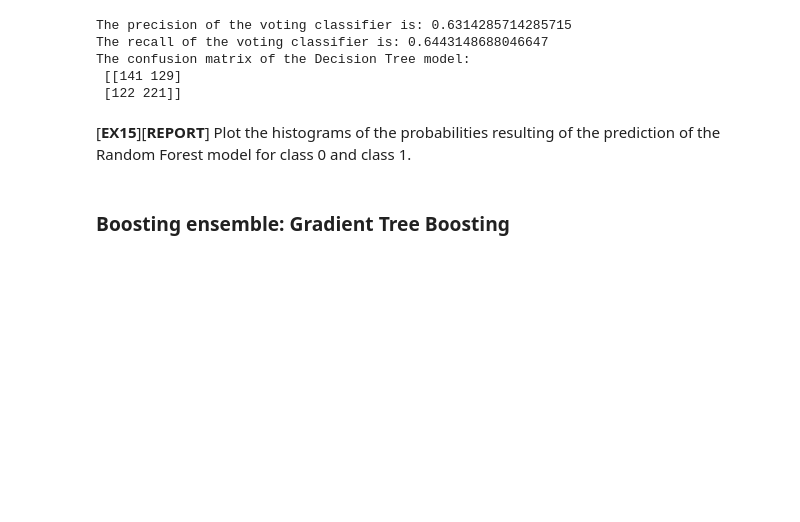
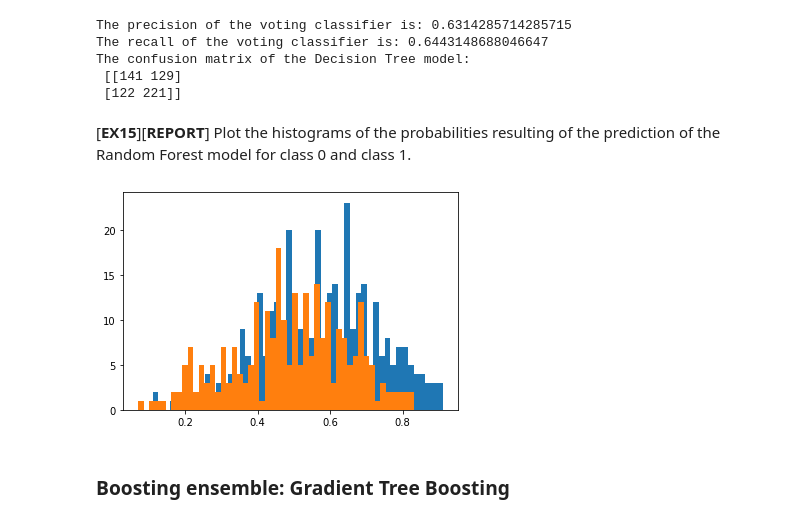
Before and after one commit to alex1162/Machine-Learning, a Jupyter notebook: PJ2/P02.ipynb, the cells around one changed output. Cells and saved outputs as stored; diff of their text form; code cells hidden in the pictures; blank space fills up the shorter version.

```diff
--- a/PJ2/P02.ipynb
+++ b/PJ2/P02.ipynb
@@ -741,6 +741,19 @@ The confusion matrix of the Decision Tree model:
  [122 221]]
 # %% [markdown]
 [**EX15**][**REPORT**] Plot the histograms of the probabilities resulting of the prediction of the Random Forest model for class 0 and class 1.
+# %%
+probabilities_of_prediction = random_forest.predict_proba(X_test)
+
+probabilities_of_prediction = np.append(probabilities_of_prediction[:, 1].reshape(-1,1), np.asarray(y_test).reshape(-1,1), axis = 1)
+
+probabilities_of_prediction_customers = probabilities_of_prediction[probabilities_of_prediction[:, 1] == 1]
+probabilities_of_prediction_noncustomers = probabilities_of_prediction[probabilities_of_prediction[:, 1] == 0]
+
+plt.hist(probabilities_of_prediction_customers[:, 0], bins = 50)
+plt.hist(probabilities_of_prediction_noncustomers[:, 0], bins = 50)
+plt.show()
+# %% [output]
+[figure, added]
 # %% [markdown]
 ### Boosting ensemble: Gradient Tree Boosting
 # %% [markdown]
```
Also changed, not shown: parts of 2 cells of this notebook.
